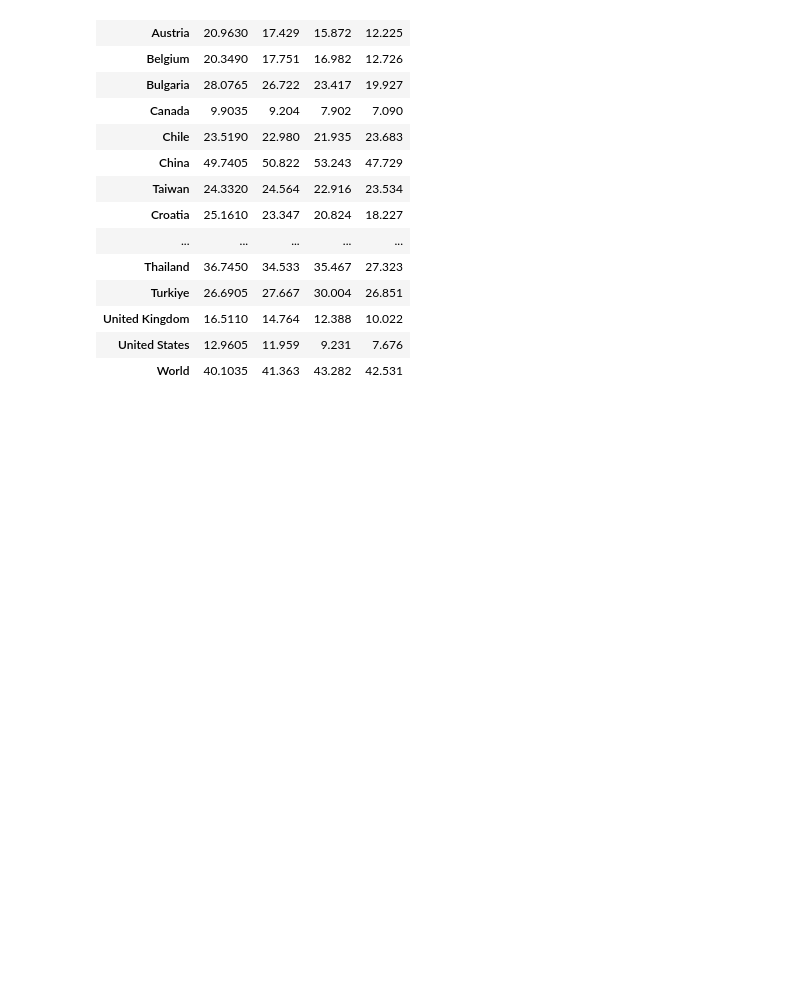
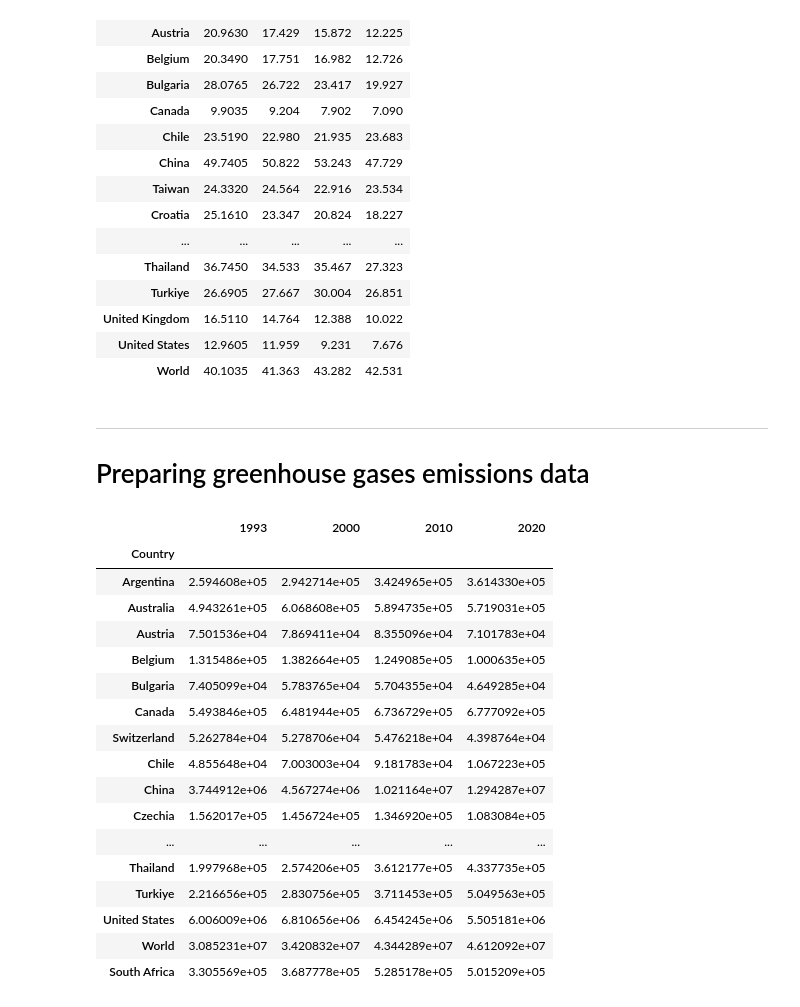
Before and after one commit to EdoardoTronconi/TesiMagistrale, a Jupyter notebook: LoadData.ipynb, the cells around one changed output. Cells and saved outputs as stored; diff of their text form; code cells hidden in the pictures; blank space fills up the shorter version.

Commit message:
Added GHG emissions dataset

```diff
--- a/LoadData.ipynb
+++ b/LoadData.ipynb
@@ -302,6 +321,8 @@ raw_data_GDP.set_index("Country Name", drop=True, inplace=True)
 raw_data_GDP.columns = raw_data_GDP.columns.astype(int)
 # %%
 #getting full dataframe --> varName: `data_GDP`
+data_issp = pd.read_pickle("Processed_Data/issp_questionnaires.pickle")
+
 data_GDP = raw_data_GDP[[1993,1995,2000,2010,2020]].copy()
 
 #few countries don't have 1993 data --> using 1995
@@ -393,3 +414,24 @@ data_PM25
 | United Kingdom | 16.5110 | 14.764 | 12.388 | 10.022 |
 | United States | 12.9605 | 11.959 | 9.231 | 7.676 |
 | World | 40.1035 | 41.363 | 43.282 | 42.531 |
+# %% [markdown]
+___
+# Preparing greenhouse gases emissions data
+# %%
+#load raw data
+raw_data_GHG = pd.read_csv("Raw_Data/Environment/worldbank_ghg_emissions.csv").drop(columns=["Country Code", "Indicator Code", "Indicator Name", "Unnamed: 67"])
+raw_data_GHG.set_index("Country Name", drop=True, inplace=True)
+raw_data_GHG.columns = raw_data_GHG.columns.astype(int)
+# %%
+#getting full dataframe --> varName: `data_CO2`
+data_GHG = raw_data_GHG[[1993,2000,2010,2020]].copy()
+
+countries_names_GHG = {
+    "Russian Federation" : "Russia",
+    "Korea, Rep." : "South Corea",
+    "Slovak Republic" : "Slovakia",
+}
+data_GHG.index = data_GHG.index.map(lambda x: countries_names_GHG[x] if x in countries_names_GHG else x)
+data_GHG.index.names = ["Country"]
+
+data_GHG = data_GHG.loc[[idx in np.append(data_issp.index.get_level_values("Country").unique(), "World") for idx in data_GHG.index.values],:]
@@ -395,0 +440,21 @@ data_PM25
+# %%
+data_GHG
+# %% [output]
+|  | 1993 | 2000 | 2010 | 2020 |
+| Country |  |  |  |  |
+| Argentina | 2.594608e+05 | 2.942714e+05 | 3.424965e+05 | 3.614330e+05 |
+| Australia | 4.943261e+05 | 6.068608e+05 | 5.894735e+05 | 5.719031e+05 |
+| Austria | 7.501536e+04 | 7.869411e+04 | 8.355096e+04 | 7.101783e+04 |
+| Belgium | 1.315486e+05 | 1.382664e+05 | 1.249085e+05 | 1.000635e+05 |
+| Bulgaria | 7.405099e+04 | 5.783765e+04 | 5.704355e+04 | 4.649285e+04 |
+| Canada | 5.493846e+05 | 6.481944e+05 | 6.736729e+05 | 6.777092e+05 |
+| Switzerland | 5.262784e+04 | 5.278706e+04 | 5.476218e+04 | 4.398764e+04 |
+| Chile | 4.855648e+04 | 7.003003e+04 | 9.181783e+04 | 1.067223e+05 |
+| China | 3.744912e+06 | 4.567274e+06 | 1.021164e+07 | 1.294287e+07 |
+| Czechia | 1.562017e+05 | 1.456724e+05 | 1.346920e+05 | 1.083084e+05 |
+| ... | ... | ... | ... | ... |
+| Thailand | 1.997968e+05 | 2.574206e+05 | 3.612177e+05 | 4.337735e+05 |
+| Turkiye | 2.216656e+05 | 2.830756e+05 | 3.711453e+05 | 5.049563e+05 |
+| United States | 6.006009e+06 | 6.810656e+06 | 6.454245e+06 | 5.505181e+06 |
+| World | 3.085231e+07 | 3.420832e+07 | 4.344289e+07 | 4.612092e+07 |
+| South Africa | 3.305569e+05 | 3.687778e+05 | 5.285178e+05 | 5.015209e+05 |
```
Also changed, not shown: parts of 4 cells of this notebook, 3 other files.
